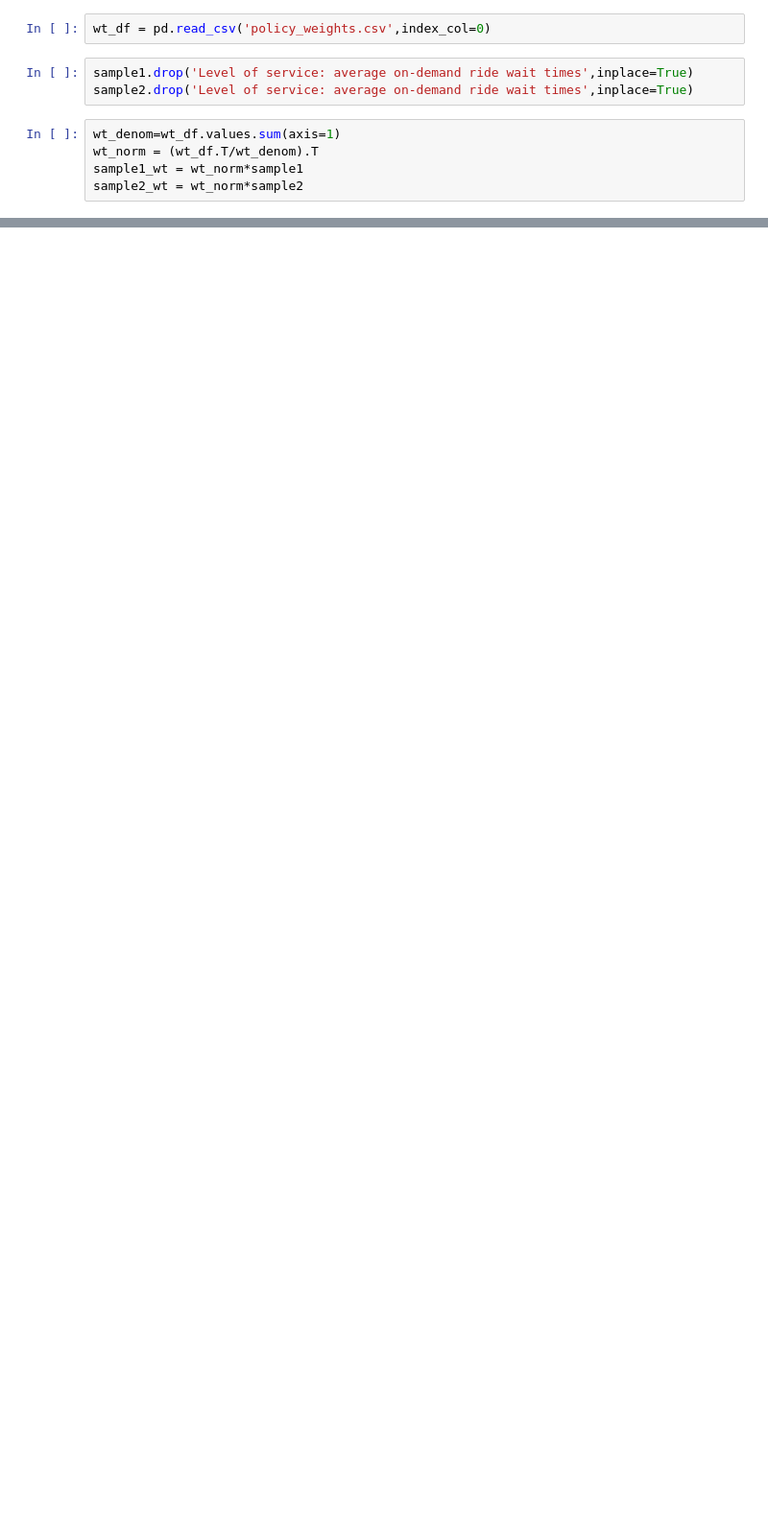
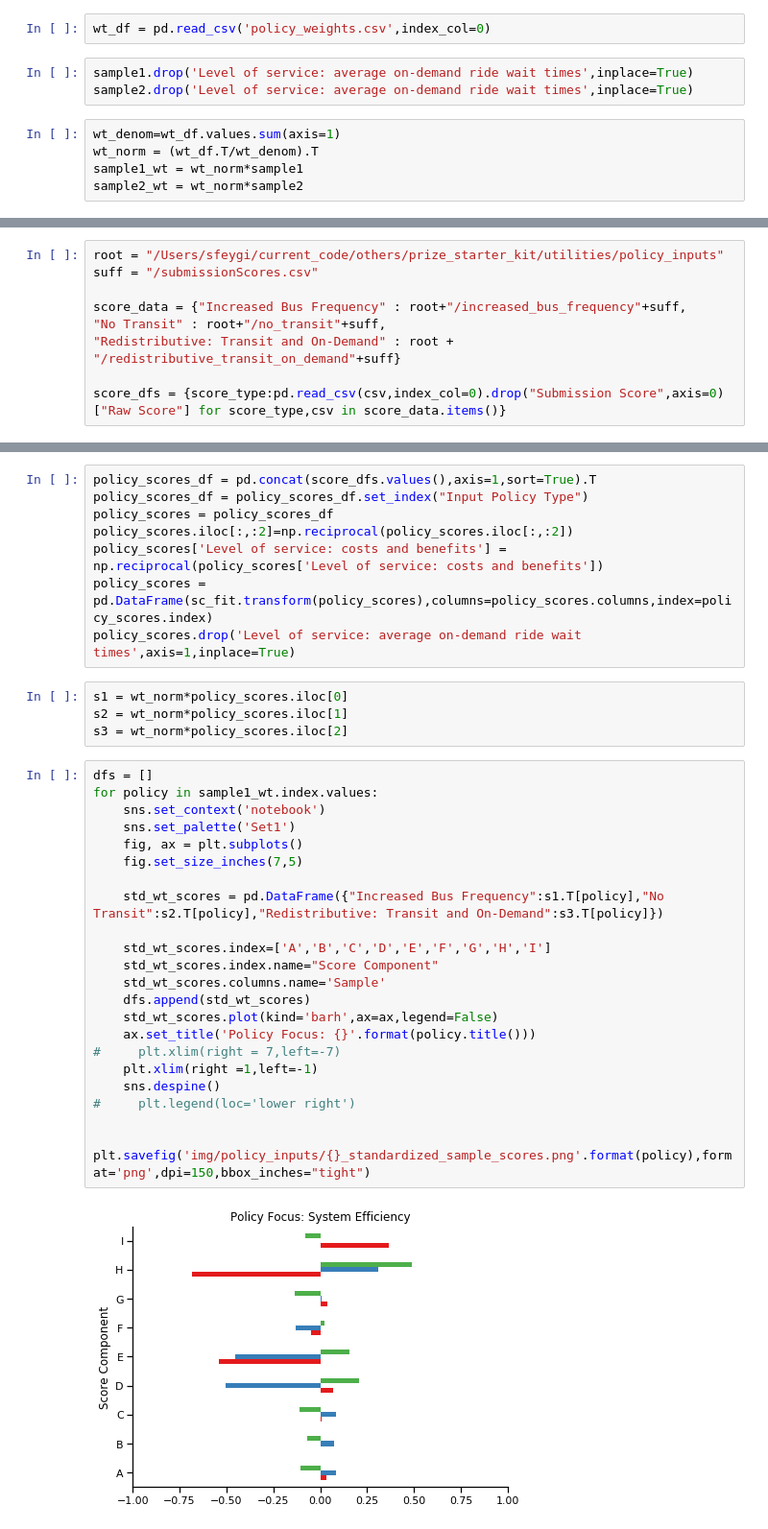
Before and after one commit to bistro-its-berkeley/BISTRO-Starter-Kit, a Jupyter notebook: utilities/RandomSearchResultsAnalysis.ipynb, the cells around one changed output, grey strips where cells are left out. Shown at 96% size. Drawn from its saved outputs; the diff is of its cells as text; blank space fills up the shorter version.

Commit message:
scores for policy inputs

```diff
--- a/utilities/RandomSearchResultsAnalysis.ipynb
+++ b/utilities/RandomSearchResultsAnalysis.ipynb
@@ -598,0 +617,9 @@ plt.savefig('img/final_scores.png',format='png',dpi=150,bbox_inches="tight")
+# %%
+root = "/Users/sfeygi/current_code/others/prize_starter_kit/utilities/policy_inputs"
+suff = "/submissionScores.csv"
+
+score_data = {"Increased Bus Frequency" : root+"/increased_bus_frequency"+suff,
+"No Transit" : root+"/no_transit"+suff,
+"Redistributive: Transit and On-Demand" : root + "/redistributive_transit_on_demand"+suff}
+
+score_dfs = {score_type:pd.read_csv(csv,index_col=0).drop("Submission Score",axis=0)["Raw Score"] for score_type,csv in score_data.items()}
@@ -598,0 +629,36 @@ plt.savefig('img/final_scores.png',format='png',dpi=150,bbox_inches="tight")
+# %%
+policy_scores_df = pd.concat(score_dfs.values(),axis=1,sort=True).T
+policy_scores_df = policy_scores_df.set_index("Input Policy Type")
+policy_scores = policy_scores_df
+policy_scores.iloc[:,:2]=np.reciprocal(policy_scores.iloc[:,:2])
+policy_scores['Level of service: costs and benefits'] = np.reciprocal(policy_scores['Level of service: costs and benefits'])
+policy_scores = pd.DataFrame(sc_fit.transform(policy_scores),columns=policy_scores.columns,index=policy_scores.index)
+policy_scores.drop('Level of service: average on-demand ride wait times',axis=1,inplace=True)
+# %%
+s1 = wt_norm*policy_scores.iloc[0]
+s2 = wt_norm*policy_scores.iloc[1]
+s3 = wt_norm*policy_scores.iloc[2]
+# %%
+dfs = []
+for policy in sample1_wt.index.values:
+    sns.set_context('notebook')
+    sns.set_palette('Set1')
+    fig, ax = plt.subplots()
+    fig.set_size_inches(7,5)
+
+    std_wt_scores = pd.DataFrame({"Increased Bus Frequency":s1.T[policy],"No Transit":s2.T[policy],"Redistributive: Transit and On-Demand":s3.T[policy]})
+
+    std_wt_scores.index=['A','B','C','D','E','F','G','H','I']
+    std_wt_scores.index.name="Score Component"
+    std_wt_scores.columns.name='Sample'
+    dfs.append(std_wt_scores)
+    std_wt_scores.plot(kind='barh',ax=ax,legend=False)
+    ax.set_title('Policy Focus: {}'.format(policy.title()))
+#     plt.xlim(right = 7,left=-7)
+    plt.xlim(right =1,left=-1)
+    sns.despine()
+#     plt.legend(loc='lower right')
+
+    plt.savefig('img/policy_inputs/{}_standardized_sample_scores.png'.format(policy),format='png',dpi=150,bbox_inches="tight")
+# %% [output]
+[figure, added]
```
Also changed, not shown: parts of 20 cells of this notebook, 3 other files.
